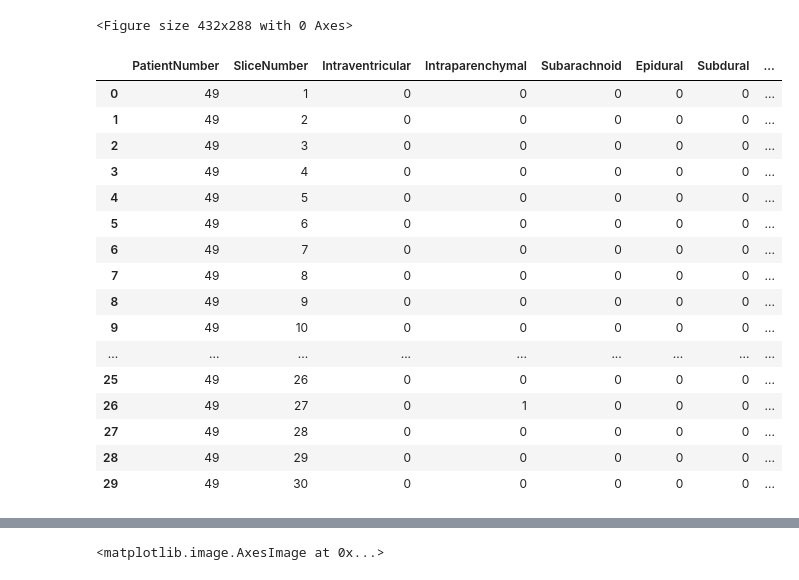
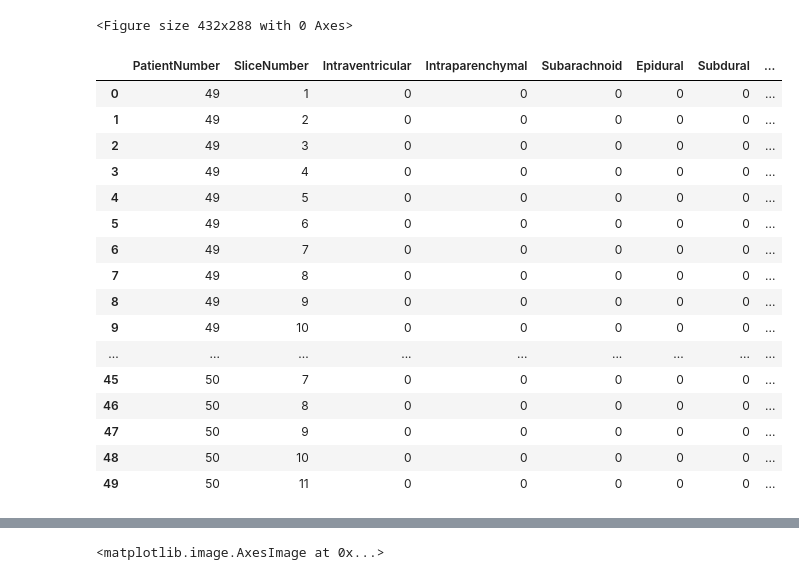
Before and after one commit to solayman-cs/ICH, a Jupyter notebook: PhysioNet.ipynb, the cells around one changed output, grey strips where cells are left out. Saved outputs shown, nothing was run; the diff lists cells and outputs as text; code cells hidden in the pictures.

```diff
--- a/PhysioNet.ipynb
+++ b/PhysioNet.ipynb
@@ -188,22 +228,22 @@ plt.savefig('all.png', dpi=50)
 [figure]
 <Figure size 432x288 with 0 Axes>
 # %%
-df_diag.head(30)
+df_diag.head(50)
 # %% [output]
 |  | PatientNumber | SliceNumber | Intraventricular | Intraparenchymal | Subarachnoid | Epidural | Subdural | ... |
 | 0 | 49 | 1 | 0 | 0 | 0 | 0 | 0 | ... |
 | 1 | 49 | 2 | 0 | 0 | 0 | 0 | 0 | ... |
 | 2 | 49 | 3 | 0 | 0 | 0 | 0 | 0 | ... |
 | 3 | 49 | 4 | 0 | 0 | 0 | 0 | 0 | ... |
 | 4 | 49 | 5 | 0 | 0 | 0 | 0 | 0 | ... |
 | 5 | 49 | 6 | 0 | 0 | 0 | 0 | 0 | ... |
 | 6 | 49 | 7 | 0 | 0 | 0 | 0 | 0 | ... |
 | 7 | 49 | 8 | 0 | 0 | 0 | 0 | 0 | ... |
 | 8 | 49 | 9 | 0 | 0 | 0 | 0 | 0 | ... |
 | 9 | 49 | 10 | 0 | 0 | 0 | 0 | 0 | ... |
 | ... | ... | ... | ... | ... | ... | ... | ... | ... |
-| 25 | 49 | 26 | 0 | 0 | 0 | 0 | 0 | ... |
-| 26 | 49 | 27 | 0 | 1 | 0 | 0 | 0 | ... |
-| 27 | 49 | 28 | 0 | 0 | 0 | 0 | 0 | ... |
-| 28 | 49 | 29 | 0 | 0 | 0 | 0 | 0 | ... |
-| 29 | 49 | 30 | 0 | 0 | 0 | 0 | 0 | ... |
+| 45 | 50 | 7 | 0 | 0 | 0 | 0 | 0 | ... |
+| 46 | 50 | 8 | 0 | 0 | 0 | 0 | 0 | ... |
+| 47 | 50 | 9 | 0 | 0 | 0 | 0 | 0 | ... |
+| 48 | 50 | 10 | 0 | 0 | 0 | 0 | 0 | ... |
+| 49 | 50 | 11 | 0 | 0 | 0 | 0 | 0 | ... |
```
Also changed, not shown: parts of 65 cells of this notebook, 1 other file.
